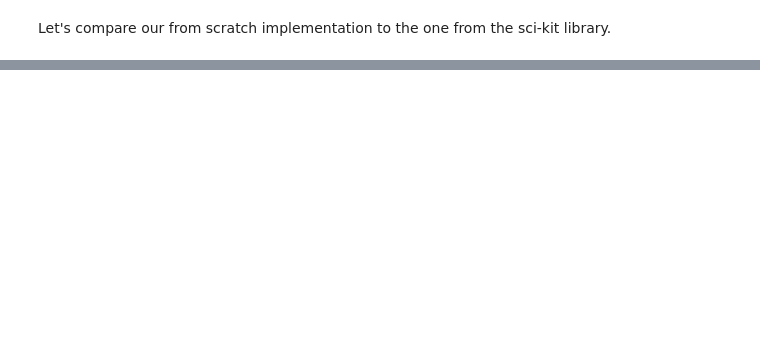
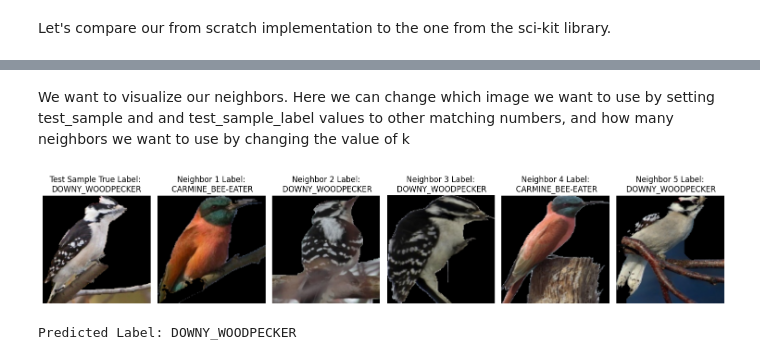
Before and after one commit to OscarHNilsson/ML_Birds, a Jupyter notebook: kNN.ipynb, the cells around one changed output, grey strips where cells are left out. Cells and saved outputs as stored; diff of their text form; code cells hidden in the pictures; blank space fills up the shorter version.

Commit message:
Added plot
Plot to see a test image, it's neighbors and it's predicted label

```diff
--- a/kNN.ipynb
+++ b/kNN.ipynb
@@ -243,0 +244,39 @@ Accuracy: 0.5214723926380368
+# %% [markdown]
+We want to visualize our neighbors. Here we can change which image we want to use by setting test_sample and and test_sample_label values to other matching numbers, and how many neighbors we want to use by changing the value of k
+# %%
+k = 5
+def visualize_neighbors(X_train, Y_train, test_sample, k, label_encoder=None):
+    distances = [euc_dist(X_train[i], test_sample) for i in range(len(X_train))]
+    sorted_indices = np.argsort(distances)[:k]
+    point_labels = [Y_train[i] for i in sorted_indices]
+
+    test_sample_img = test_sample.reshape(128, 128, 3)
+    test_sample_img = (test_sample_img * 255).astype(np.uint8)
+
+    plt.figure(figsize=(15, 3))
+    plt.subplot(1, k + 1, 1)
+    plt.imshow(cv2.cvtColor(test_sample_img, cv2.COLOR_BGR2RGB))
+    plt.title(f"Test Sample True Label: \n{label_encoder.inverse_transform([test_sample_label])[0]}")
+    plt.axis('off')
+
+    for i, idx in enumerate(sorted_indices):
+        neighbor_img = X_train[idx].reshape(128, 128, 3)
+        neighbor_img = (neighbor_img * 255).astype(np.uint8)
+        plt.subplot(1, k + 1, i + 2)
+        plt.imshow(cv2.cvtColor(neighbor_img, cv2.COLOR_BGR2RGB))
+        plt.title(f"Neighbor {i+1} Label:\n {label_encoder.inverse_transform([Y_train[idx]])[0]}")
+        plt.axis('off')
+
+    plt.tight_layout()
+    plt.show()
+
+    return point_labels
+
+test_sample = X_test[96]
+test_sample_label = Y_test[96]
+neighbors_labels = visualize_neighbors(X_train, Y_train, test_sample, k, label_encoder=label_encoder)
+predicted_label_encoded = prediction(X_train, Y_train, test_sample, k)
+print(f"Predicted Label: {label_encoder.inverse_transform([predicted_label_encoded])[0]}")
+# %% [output]
+[figure, added]
+Predicted Label: DOWNY_WOODPECKER
```
Also changed, not shown: parts of 3 cells of this notebook.
